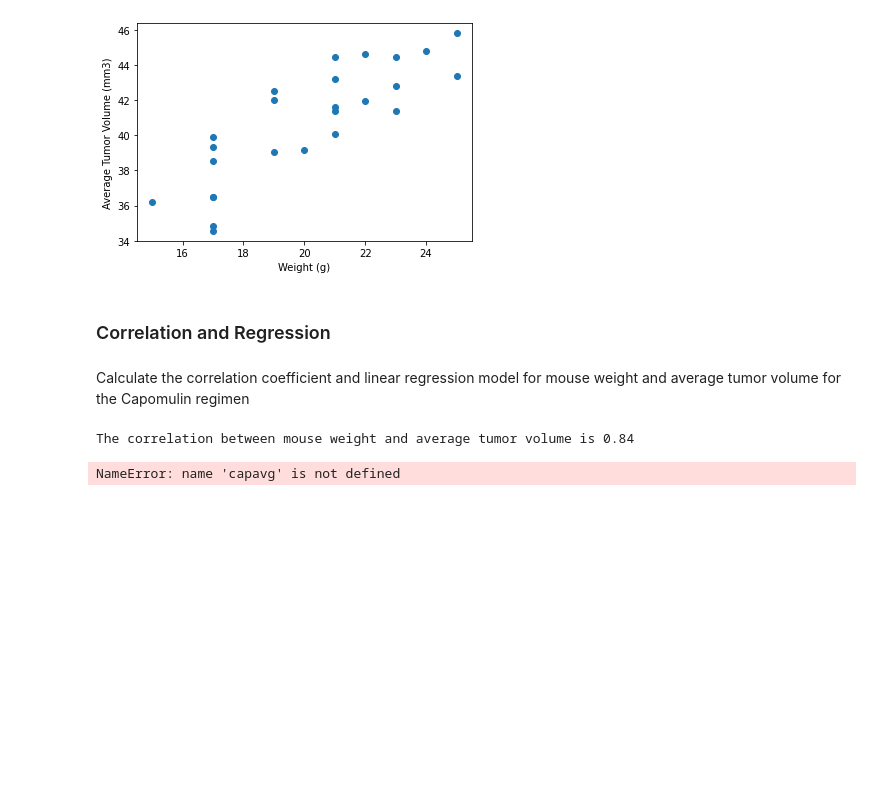
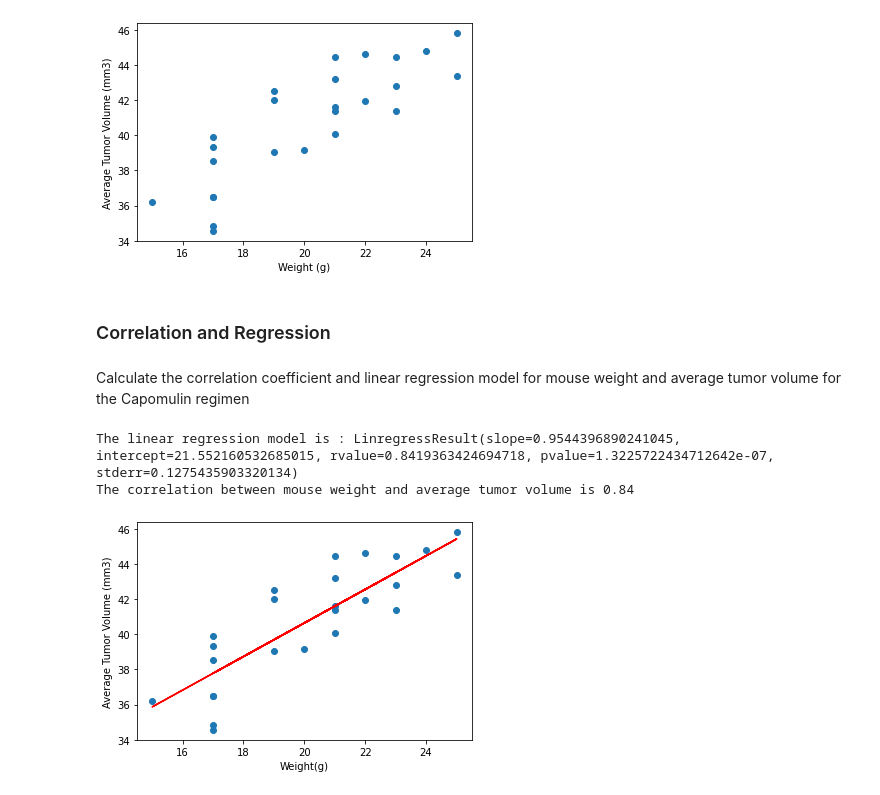
Before and after one commit to leilazintsem/Matplotlib-Challenge, a Jupyter notebook: Pymaceuticals/Main.ipynb, the cells around one changed output. Saved outputs shown, nothing was run; the diff lists cells and outputs as text; code cells hidden in the pictures; blank space fills up the shorter version.

Commit message:
calculated correlation and Regression

```diff
--- a/Pymaceuticals/Main.ipynb
+++ b/Pymaceuticals/Main.ipynb
@@ -348,13 +348,31 @@ plt.show()
 # %% [markdown]
 Calculate the correlation coefficient and linear regression model
 for mouse weight and average tumor volume for the Capomulin regimen
-# %%
-correlation =round(st.pearsonr(Capomulin_avg['Weight (g)'],Capomulin_avg['Tumor Volume (mm3)'])[0],2)
-print(f"The correlation between mouse weight and average tumor volume is {correlation}")
-# %% [output]
-The correlation between mouse weight and average tumor volume is 0.84
-# %%
-model=st.linregress(Capomulin_avg['Weight (g)'],Capomulinvg['Tumor Volume (mm3)'])
-model
-# %% [output]
-NameError: name 'capavg' is not defined
+# %%
+# Calculate the correlation coefficient
+correlation =round(st.pearsonr(Capomulin_avg['Weight (g)'],Capomulin_avg['Tumor Volume (mm3)'])[0],2)
+
+# Create model to get lineear regression equation parameters
+model=st.linregress(Capomulin_avg['Weight (g)'],Capomulin_avg['Tumor Volume (mm3)'])
+model
+
+# Store slope and intercept
+slope = 0.9544396890241045
+intercept = 21.552160532685015
+
+# Add the linear regression line to the scatter plot
+y_values = Capomulin_avg['Weight (g)']*slope+intercept
+plt.scatter(Capomulin_avg['Weight (g)'],Capomulin_avg['Tumor Volume (mm3)'])
+plt.plot(Capomulin_avg['Weight (g)'],y_values,color="red")
+plt.xlabel('Weight(g)')
+plt.ylabel('Average Tumor Volume (mm3)')
+
+#print and show results
+print(f"The linear regression model is : {model}")
+print(f"The correlation between mouse weight and average tumor volume is {correlation}")
+plt.savefig('linearregression')
+plt.show()
+# %% [output]
+The linear regression model is : LinregressResult(slope=0.9544396890241045, intercept=21.552160532685015, rvalue=0.8419363424694718, pvalue=1.3225722434712642e-07, stderr=0.1275435903320134)
+The correlation between mouse weight and average tumor volume is 0.84
+[figure, added]
```
Also changed, not shown: 1 other file.
